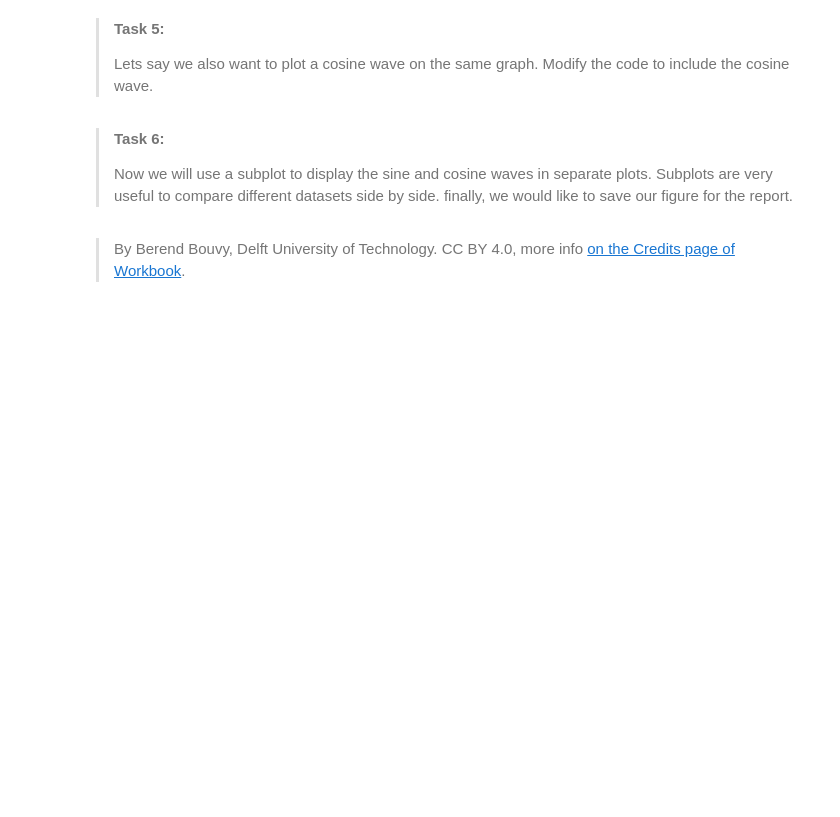
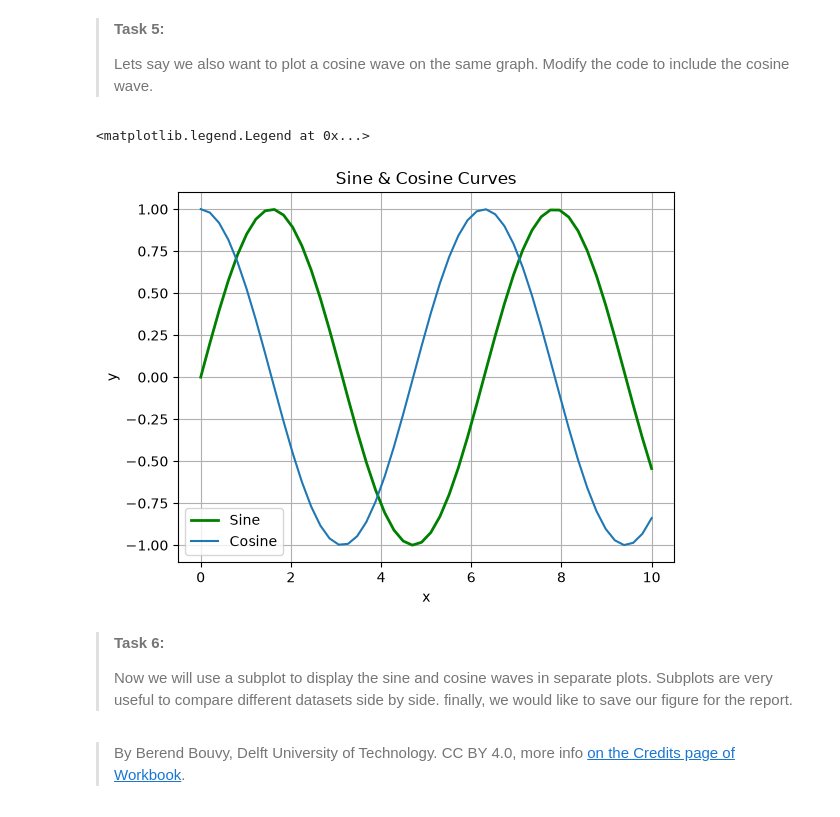
Before and after one commit to LorenzoBellunato/PA1.4, a Jupyter notebook: 3_programming_fundamental_concepts.ipynb, the cells around one changed output. Cells and saved outputs as stored; diff of their text form; code cells hidden in the pictures; blank space fills up the shorter version.

```diff
--- a/3_programming_fundamental_concepts.ipynb
+++ b/3_programming_fundamental_concepts.ipynb
@@ -144,6 +155,19 @@ Always think about the story you want to tell with your data and how best to con
 > **Task 5:**
 >
 > Lets say we also want to plot a cosine wave on the same graph. Modify the code to include the cosine wave.
+# %%
+y1=np.cos(x)
+x1=np.linspace(0,20,num=20)
+plt.plot(x,y, color='Green',linewidth=2)
+plt.plot(x,y1)
+plt.title('Sine & Cosine Curves')
+plt.xlabel('x')
+plt.ylabel('y')
+plt.grid()
+plt.legend(['Sine','Cosine'])
+# %% [output]
+<matplotlib.legend.Legend at 0x...>
+[figure, added]
 # %% [markdown]
 > **Task 6:**
 >
```
Also changed, not shown: parts of 1 cell of this notebook.
